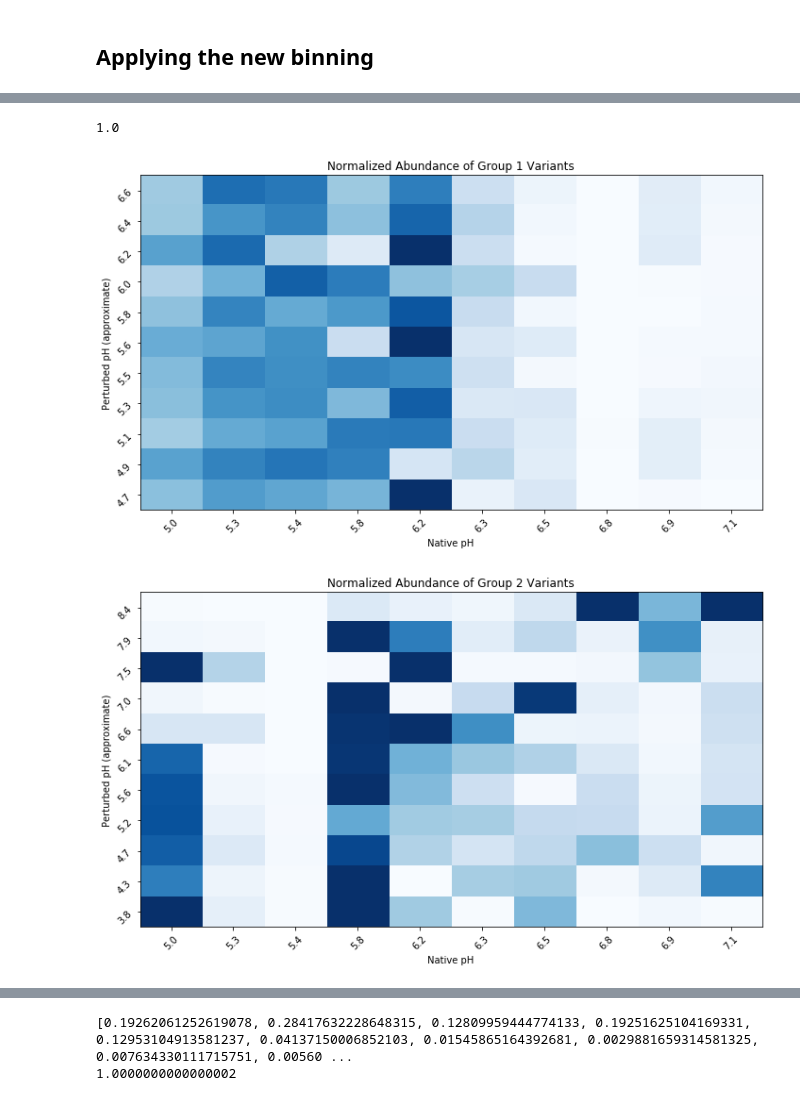
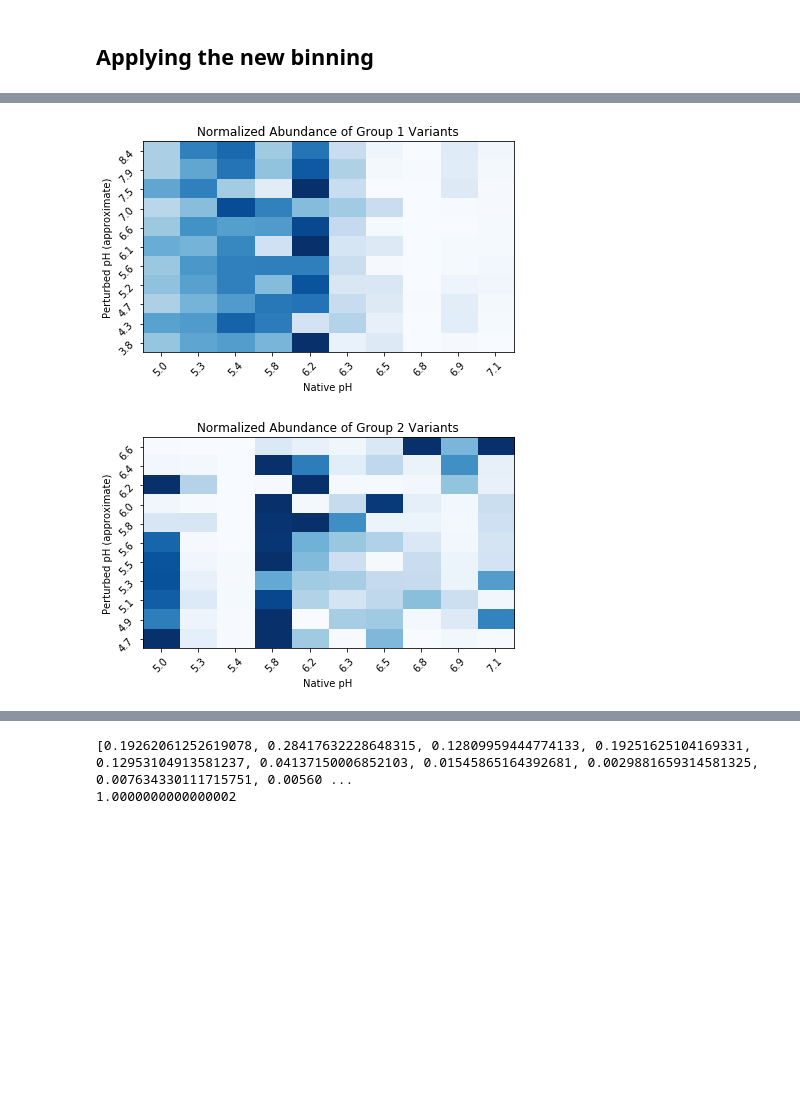
Before and after one commit to AddisonHowe/soil-metagenomics, a Jupyter notebook: organization.ipynb, the cells around one changed output, grey strips where cells are left out. Saved outputs shown, nothing was run; the diff lists cells and outputs as text; code cells hidden in the pictures; blank space fills up the shorter version.

```diff
--- a/organization.ipynb
+++ b/organization.ipynb
@@ -513,37 +513,36 @@ data = np.zeros((10,11))
 
 group = group1
 
 for j, soil in enumerate(soils):
     soil_data = pd.read_csv(f'out/{soil}data.tsv', sep='\t', header=None)
     soil_data = soil_data.values
     for i, datum in enumerate(soil_data):
         if i in group:
             data[j] += datum
 
 data = data.T
 
-plt.figure(figsize=(10, 6))
+plt.figure(figsize=(6, 4))
 
 normalized_data = data / data.sum(axis=1, keepdims=True) #normalization step
 
 plt.imshow(normalized_data, aspect='auto', cmap='Blues', origin='lower', vmax = 0.3)
 
 plt.xlabel('Native pH')
 plt.ylabel('Perturbed pH (approximate)')
 
 y = np.linspace(3.8, 8.4, 11)
-plt.yticks(ticks=np.linspace(0, 10, 11), labels=[f"{val:.1f}" for val in x], rotation=45)
+plt.yticks(ticks=np.linspace(0, 10, 11), labels=[f"{val:.1f}" for val in y], rotation=45)
 plt.xticks(ticks=np.linspace(0, 9, 10), labels=[f"{val:.1f}" for val in native], rotation=45)
 
 
 plt.title(label='Normalized Abundance of Group 1 Variants')
 
 
 plt.tight_layout()
 plt.show()
 # %% [output]
-1.0
-[figure, old version]
+[figure, new version]
 # %%
 data = np.zeros((10,11))
 
@@ -558,7 +557,8 @@ for j, soil in enumerate(soils):
 
 data = data.T
 
-plt.figure(figsize=(10, 6))
+
+plt.figure(figsize=(6, 4))
 
 normalized_data = data / data.sum(axis=1, keepdims=True) #normalization step
 
@@ -578,7 +578,7 @@ plt.title(label='Normalized Abundance of Group 2 Variants')
 plt.tight_layout()
 plt.show()
 # %% [output]
-[figure, old version]
+[figure, new version]
 # %%
 data = np.zeros((10,11))
 
```
Also changed, not shown: parts of 13 cells of this notebook, 14 other files.
